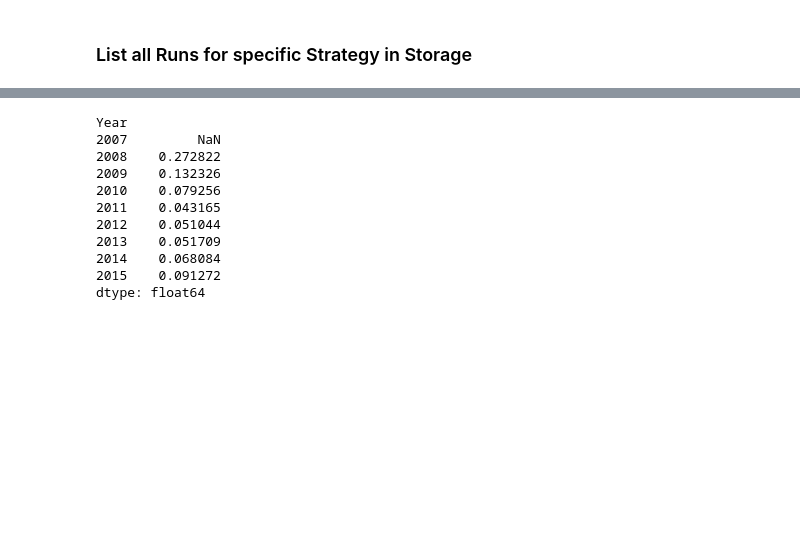
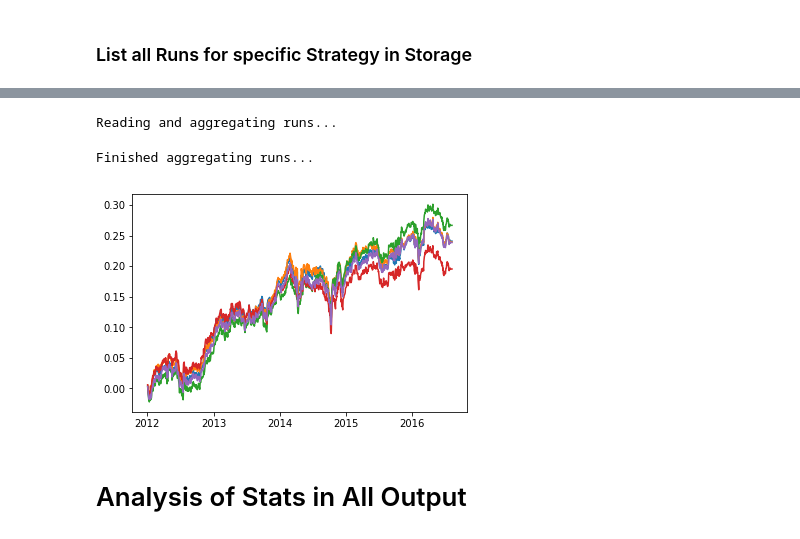
Before and after one commit to ryanoley/ram, a Jupyter notebook: examples/Example_Cloud_Analysis.ipynb, the cells around one changed output, grey strips where cells are left out. Drawn from its saved outputs; the diff is of its cells as text; code cells hidden in the pictures; blank space fills up the shorter version.

```diff
--- a/examples/Example_Cloud_Analysis.ipynb
+++ b/examples/Example_Cloud_Analysis.ipynb
@@ -1429,16 +66,0 @@ plt.show()
-# %%
-run1 = RunManagerGCP('LongPeadStrategy', 'run_0106', test_periods=7, start_year=2007)
-run2 = RunManagerGCP('LongPeadStrategy', 'run_0107', test_periods=7, start_year=2007)
-run3 = RunManagerGCP('LongPeadStrategy', 'run_0108', test_periods=7, start_year=2007)
-
-comb1 = CombinationSearch()
-comb2 = CombinationSearch()
-comb3 = CombinationSearch()
-
-comb1.add_run(run1)
-comb2.add_run(run2)
-comb3.add_run(run3)
-
-comb1.start(2, criteria='sharpe')
-comb2.start(2, criteria='sharpe')
-comb3.start(2, criteria='sharpe')
@@ -1476,4 +66,0 @@ dtype: float64
-# %%
-run1 = RunManagerGCP('LongPeadStrategy', 'run_0106', test_periods=7, start_year=2010)
-run2 = RunManagerGCP('LongPeadStrategy', 'run_0107', test_periods=7, start_year=2010)
-run3 = RunManagerGCP('LongPeadStrategy', 'run_0108', test_periods=7, start_year=2010)
@@ -1540,20 +66,0 @@ run3.analyze_parameters()
-# %%
-run1 = RunManagerGCP('LongPeadStrategy', 'run_0097', test_periods=2, start_year=2007)
-run2 = RunManagerGCP('LongPeadStrategy', 'run_0098', test_periods=7, start_year=2007)
-run3 = RunManagerGCP('LongPeadStrategy', 'run_0099', test_periods=7, start_year=2007)
-
-comb2 = CombinationSearch()
-
-comb2.add_run(run1)
-comb2.add_run(run2)
-comb2.add_run(run3)
-
-comb2.start(10, criteria='sharpe')
-# %%
-run1 = RunManagerGCP('LongPeadStrategy', 'run_0050', test_periods=7, start_year=2007)
-
-comb1 = CombinationSearch()
-
-comb1.add_run(run1)
-
-comb1.start(10, criteria='sharpe')
@@ -1592,14 +67,15 @@ get_stats(x.dropna().to_frame())
-# %%
-rollup_returns(x.to_frame()).sum(axis=1)
-# %% [output]
-Year
-2007         NaN
-2008    0.272822
-2009    0.132326
-2010    0.079256
-2011    0.043165
-2012    0.051044
-2013    0.051709
-2014    0.068084
-2015    0.091272
-dtype: float64
+# %%
+comb = CombinationSearch()
+comb.add_run(run1)
+comb.start(10, 'mean')
+# %% [output]
+Reading and aggregating runs...
+Finished aggregating runs...
+# %%
+plt.figure()
+plt.plot(comb.best_results_rets.dropna().cumsum())
+plt.show()
+# %% [output]
+[figure, added]
+# %% [markdown]
+# Analysis of Stats in All Output
```
Also changed, not shown: parts of 163 cells of this notebook.
